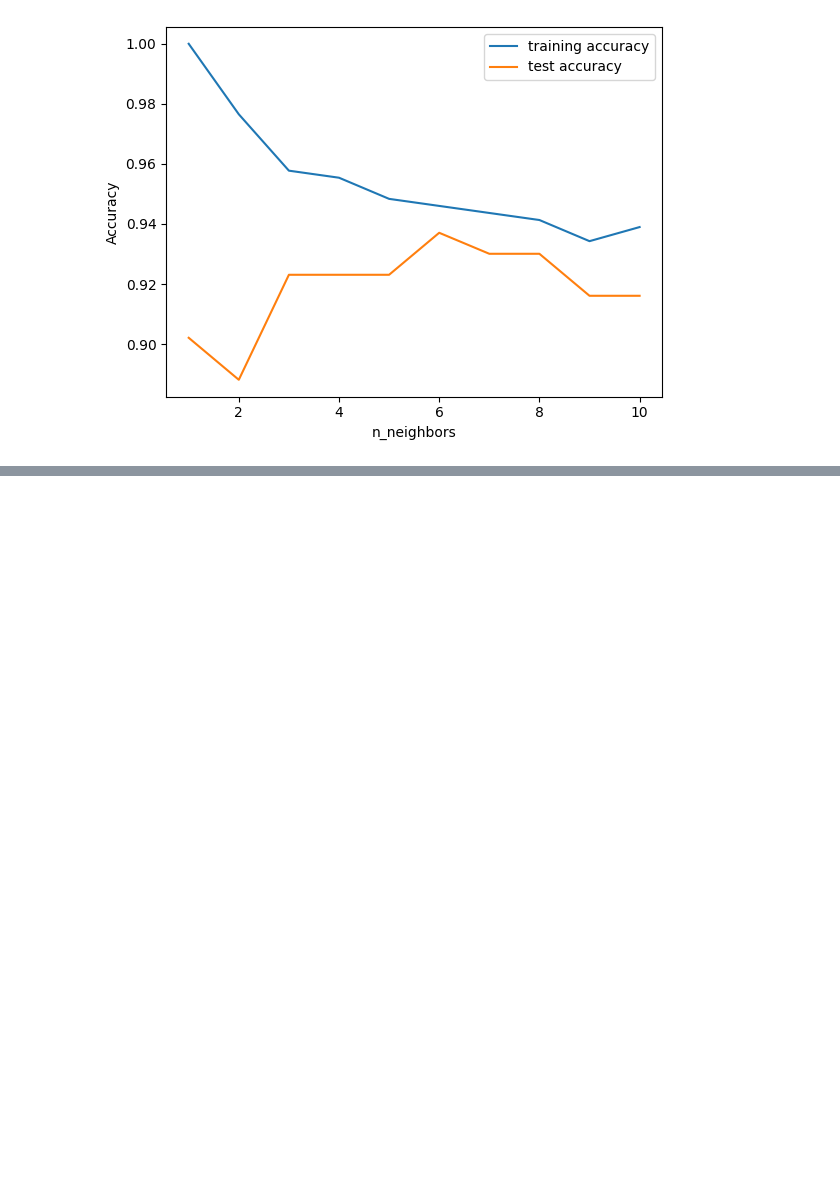
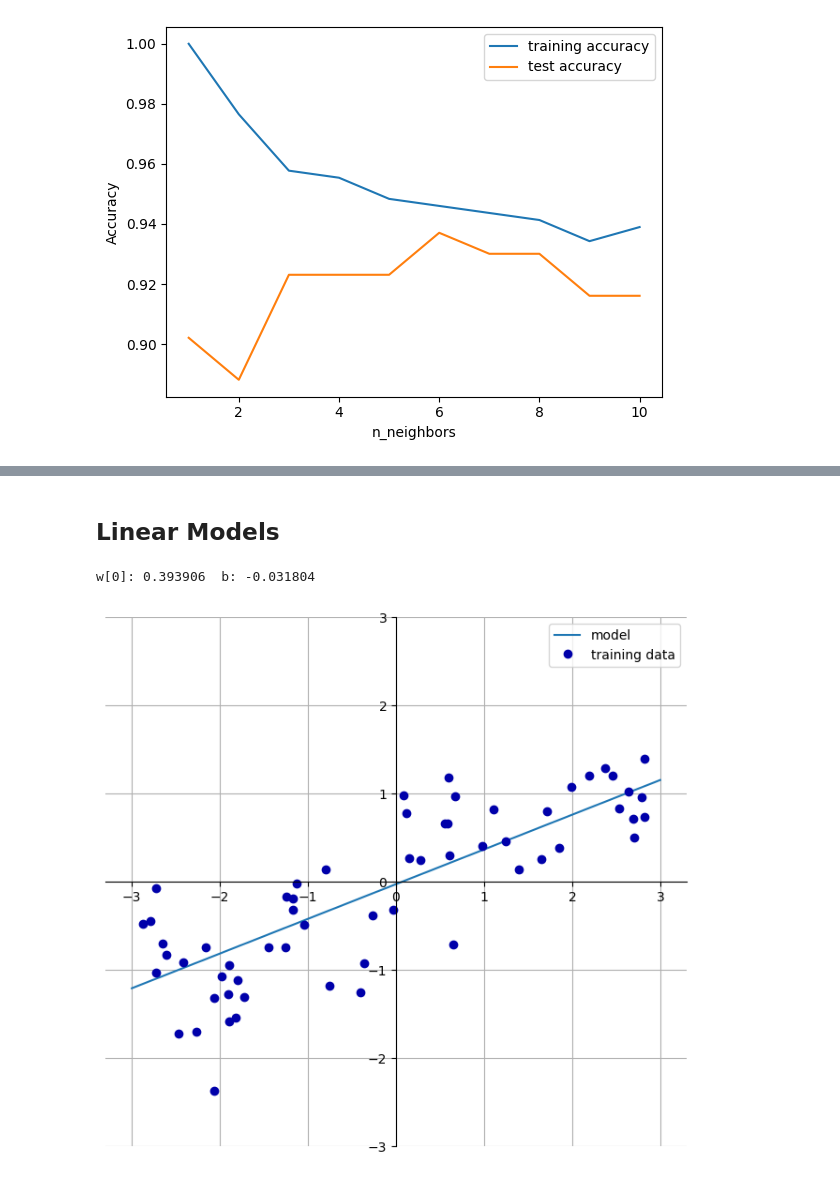
Before and after one commit to hugoangeles0810/introduction_to_ml_with_python, a Jupyter notebook: notebooks/chapter_02/Supervised Machine Learning.ipynb, the cells around one changed output, grey strips where cells are left out. Saved outputs shown, nothing was run; the diff lists cells and outputs as text; code cells hidden in the pictures; blank space fills up the shorter version.

```diff
--- a/notebooks/chapter_02/Supervised Machine Learning.ipynb
+++ b/notebooks/chapter_02/Supervised Machine Learning.ipynb
@@ -97,0 +155,7 @@ plt.legend()
+# %% [markdown]
+## Linear Models
+# %%
+mglearn.plots.plot_linear_regression_wave()
+# %% [output]
+w[0]: 0.393906  b: -0.031804
+[figure, added]
```
Also changed, not shown: parts of 24 cells of this notebook.
